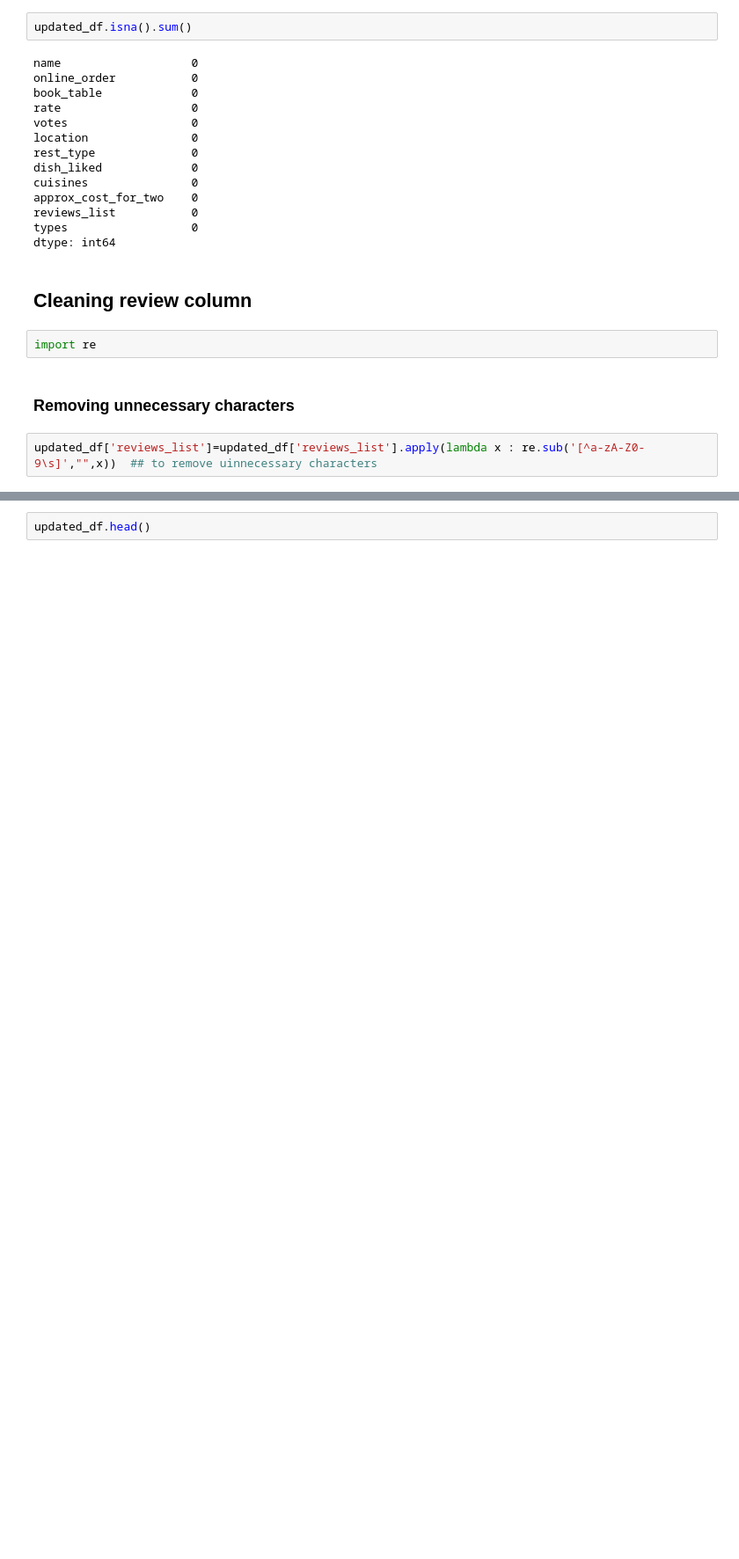
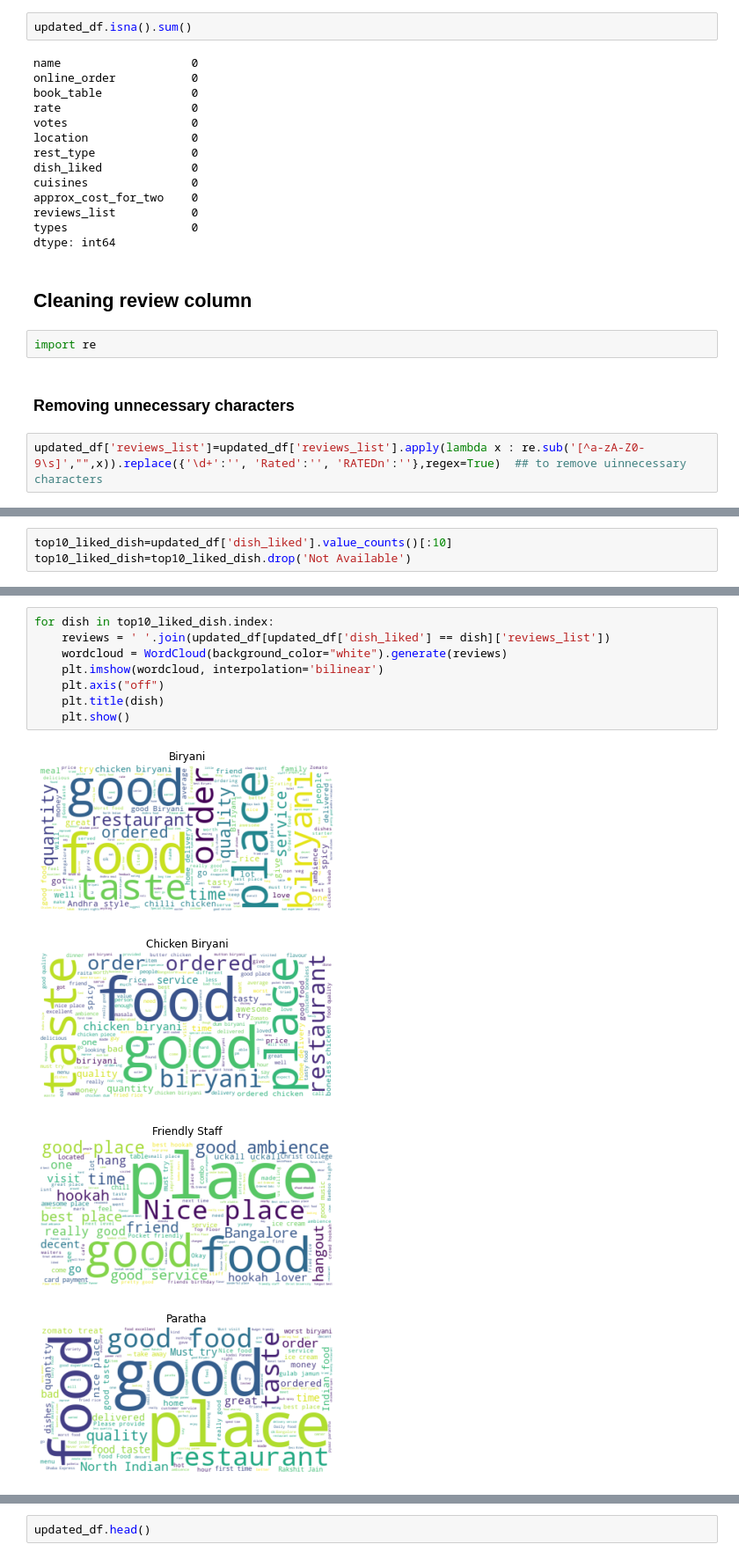
Before and after one commit to samrat-mitra-48/zomato-analysis, a Jupyter notebook: zomato.ipynb, the cells around one changed output, grey strips where cells are left out. Shown at 88% size. Saved outputs shown, nothing was run; the diff lists cells and outputs as text; blank space fills up the shorter version.

```diff
--- a/zomato.ipynb
+++ b/zomato.ipynb
@@ -575,7 +600,7 @@ import re
 # %% [markdown]
 ### Removing unnecessary characters
 # %%
-updated_df['reviews_list']=updated_df['reviews_list'].apply(lambda x : re.sub('[^a-zA-Z0-9\s]',"",x))  ## to remove uinnecessary characters
+updated_df['reviews_list']=updated_df['reviews_list'].apply(lambda x : re.sub('[^a-zA-Z0-9\s]',"",x)).replace({'\d+':'', 'Rated':'', 'RATEDn':''},regex=True)  ## to remove uinnecessary characters
 # %% [output]
 A value is trying to be set on a copy of a slice from a DataFrame.
 Try using .loc[row_indexer,col_indexer] = value instead
@@ -584,0 +610,3 @@ See the caveats in the documentation: https://pandas.pydata.org/pandas-docs/stab
+# %%
+top10_liked_dish=updated_df['dish_liked'].value_counts()[:10]
+top10_liked_dish=top10_liked_dish.drop('Not Available')
@@ -584,0 +630,13 @@ See the caveats in the documentation: https://pandas.pydata.org/pandas-docs/stab
+# %%
+for dish in top10_liked_dish.index:
+    reviews = ' '.join(updated_df[updated_df['dish_liked'] == dish]['reviews_list'])
+    wordcloud = WordCloud(background_color="white").generate(reviews)
+    plt.imshow(wordcloud, interpolation='bilinear')
+    plt.axis("off")
+    plt.title(dish)
+    plt.show()
+# %% [output]
+[figure, added]
+[figure, added]
+[figure, added]
+[figure, added]
```
Also changed, not shown: parts of 29 cells of this notebook.
